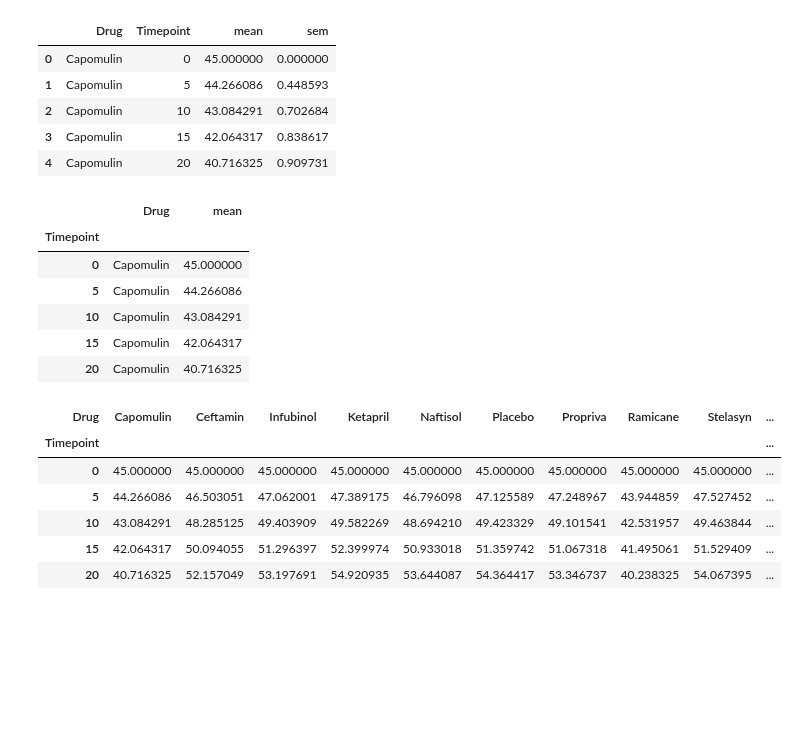
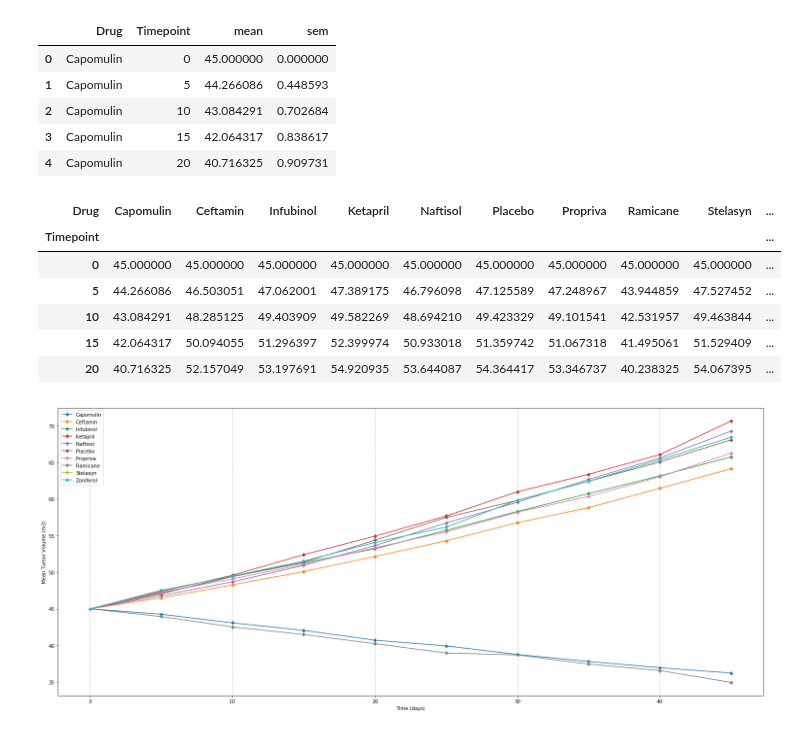
Before and after one commit to hvannia/Pymaceutical, a Jupyter notebook: pymaceuticals.ipynb, the cells around one changed output. Drawn from its saved outputs; the diff is of its cells as text; code cells hidden in the pictures; blank space fills up the shorter version.

Commit message:
graph1

```diff
--- a/pymaceuticals.ipynb
+++ b/pymaceuticals.ipynb
@@ -29,24 +33,37 @@ errdf.head()
 # %%
 meandf=errdf.drop(columns=['sem'])
 tmeandf=meandf.set_index('Timepoint')
+pdf=tmeandf.pivot(columns='Drug', values='mean')
+pdf.head()
+# %% [output]
+| Drug | Capomulin | Ceftamin | Infubinol | Ketapril | Naftisol | Placebo | Propriva | Ramicane | Stelasyn | ... |
+| Timepoint |  |  |  |  |  |  |  |  |  | ... |
+| 0 | 45.000000 | 45.000000 | 45.000000 | 45.000000 | 45.000000 | 45.000000 | 45.000000 | 45.000000 | 45.000000 | ... |
+| 5 | 44.266086 | 46.503051 | 47.062001 | 47.389175 | 46.796098 | 47.125589 | 47.248967 | 43.944859 | 47.527452 | ... |
+| 10 | 43.084291 | 48.285125 | 49.403909 | 49.582269 | 48.694210 | 49.423329 | 49.101541 | 42.531957 | 49.463844 | ... |
+| 15 | 42.064317 | 50.094055 | 51.296397 | 52.399974 | 50.933018 | 51.359742 | 51.067318 | 41.495061 | 51.529409 | ... |
+| 20 | 40.716325 | 52.157049 | 53.197691 | 54.920935 | 53.644087 | 54.364417 | 53.346737 | 40.238325 | 54.067395 | ... |
-# %%
-tmeandf.head()
-# %% [output]
-|  | Drug | mean |
-| Timepoint |  |  |
-| 0 | Capomulin | 45.000000 |
-| 5 | Capomulin | 44.266086 |
-| 10 | Capomulin | 43.084291 |
-| 15 | Capomulin | 42.064317 |
-| 20 | Capomulin | 40.716325 |
-# %%
-pdf=tmeandf.pivot(columns='Drug', values='mean')
-pdf.head()
-# %% [output]
-| Drug | Capomulin | Ceftamin | Infubinol | Ketapril | Naftisol | Placebo | Propriva | Ramicane | Stelasyn | ... |
-| Timepoint |  |  |  |  |  |  |  |  |  | ... |
-| 0 | 45.000000 | 45.000000 | 45.000000 | 45.000000 | 45.000000 | 45.000000 | 45.000000 | 45.000000 | 45.000000 | ... |
-| 5 | 44.266086 | 46.503051 | 47.062001 | 47.389175 | 46.796098 | 47.125589 | 47.248967 | 43.944859 | 47.527452 | ... |
-| 10 | 43.084291 | 48.285125 | 49.403909 | 49.582269 | 48.694210 | 49.423329 | 49.101541 | 42.531957 | 49.463844 | ... |
-| 15 | 42.064317 | 50.094055 | 51.296397 | 52.399974 | 50.933018 | 51.359742 | 51.067318 | 41.495061 | 51.529409 | ... |
-| 20 | 40.716325 | 52.157049 | 53.197691 | 54.920935 | 53.644087 | 54.364417 | 53.346737 | 40.238325 | 54.067395 | ... |
+# %%
+pdfi=pdf.reset_index()
+meds=["Capomulin","Ceftamin","Infubinol","Ketapril","Naftisol","Placebo","Propriva","Ramicane","Stelasyn","Zoniferol"]
+# Plot the world average as a line chart
+Capomulin, = plt.plot(pdfi.iloc[:,0], pdfi.iloc[:,1],  label="Capomulin" , marker='P')
+Ceftamin, = plt.plot(pdfi.iloc[:,0], pdfi.iloc[:,2],  label="Ceftamin" , marker='P')
+Infubinol, = plt.plot(pdfi.iloc[:,0], pdfi.iloc[:,3],  label="Infubinol", marker='P')
+Ketapril, = plt.plot(pdfi.iloc[:,0], pdfi.iloc[:,4],  label="Ketapril", marker='P')
+Naftisol, = plt.plot(pdfi.iloc[:,0], pdfi.iloc[:,5],  label="Naftisol", marker='P')
+Placebo, =  plt.plot(pdfi.iloc[:,0], pdfi.iloc[:,6],  label="Placebo", marker='P')
+Propriva, = plt.plot(pdfi.iloc[:,0], pdfi.iloc[:,7],  label="Propriva", marker='P')
+Ramicane, = plt.plot(pdfi.iloc[:,0], pdfi.iloc[:,8],  label="Ramicane", marker='P')
+Stelasyn, = plt.plot(pdfi.iloc[:,0], pdfi.iloc[:,9],  label="Stelasyn", marker='P')
+Zoniferol, = plt.plot(pdfi.iloc[:,0], pdfi.iloc[:,9],  label="Zoniferol", marker='P')
+plt.rcParams["figure.figsize"] = [21,9] # make bigger for all those lines
+plt.xlabel("Time (days)")
+plt.ylabel("Mean Tumor Volume (m3)")
+plt.grid(axis='x', linestyle='--')
+plt.legend(handles=[Capomulin,Ceftamin,Infubinol,Ketapril,Naftisol,Placebo,Propriva,Ramicane,Stelasyn,Zoniferol], loc="best")
+plt.tight_layout()
+plt.savefig("Images/MeanTumorVolume.png")
+plt.show()
+# %% [output]
+[figure, added]
```
Also changed, not shown: parts of 2 cells of this notebook.
